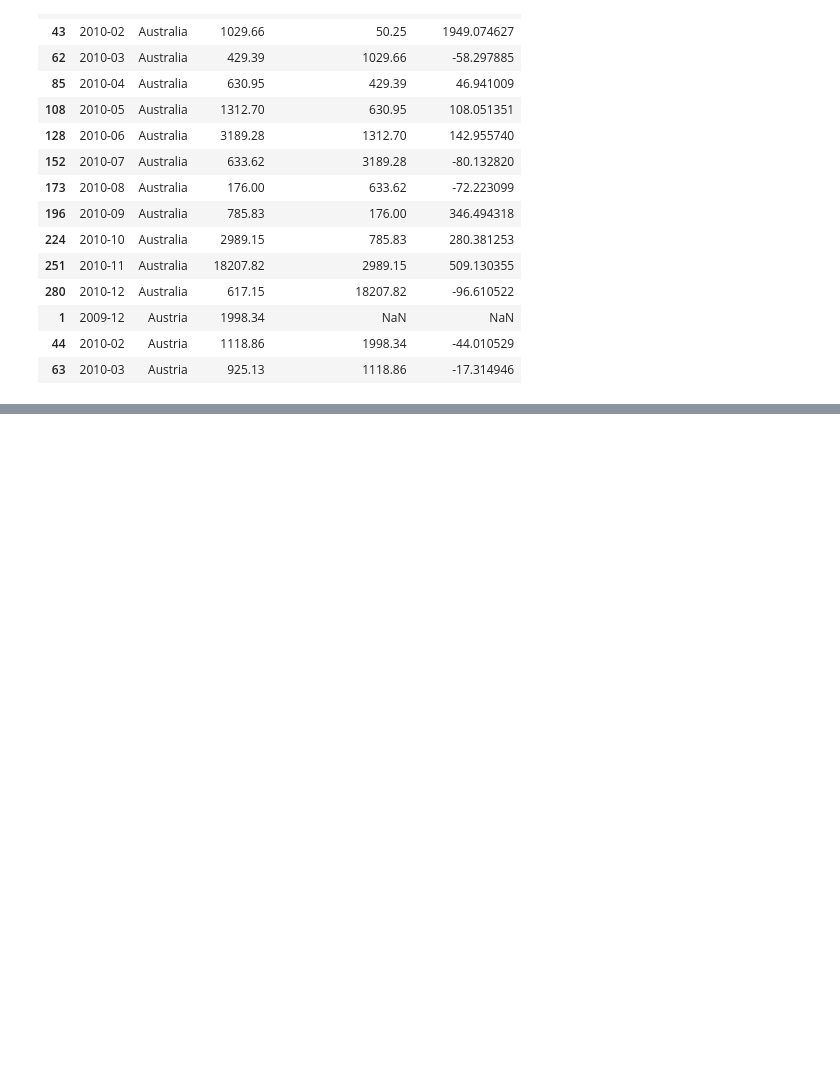
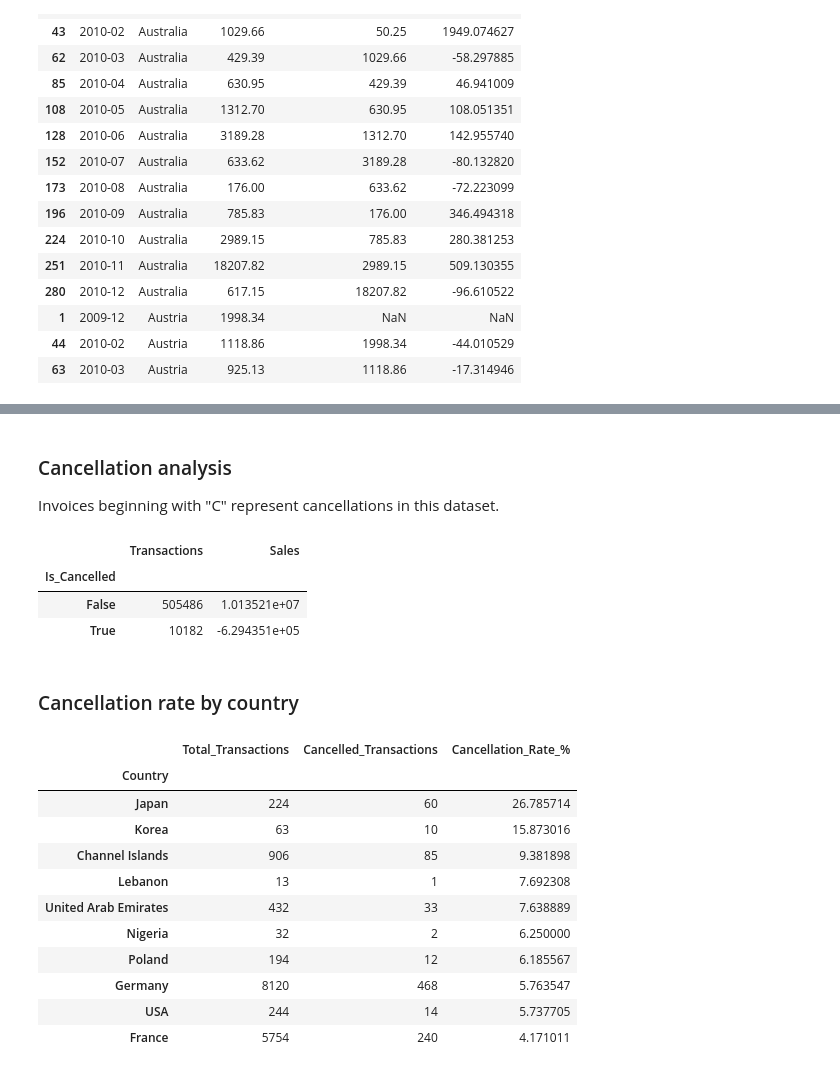
Before and after one commit to ivaibhavpawar1045/Python-Data-Analytics, a Jupyter notebook: Mini_Projects/Mini_Project_07_Online_Retails/online_retail.ipynb, the cells around one changed output, grey strips where cells are left out. Drawn from its saved outputs; the diff is of its cells as text; code cells hidden in the pictures; blank space fills up the shorter version.

```diff
--- a/Mini_Projects/Mini_Project_07_Online_Retails/online_retail.ipynb
+++ b/Mini_Projects/Mini_Project_07_Online_Retails/online_retail.ipynb
@@ -389,0 +441,49 @@ monthly_sales.head(15)
+# %% [markdown]
+### Cancellation analysis
+
+Invoices beginning with "C" represent cancellations in this dataset.
+# %%
+df["Is_Cancelled"] = df["Invoice"].astype(str).str.startswith("C")
+# %%
+cancellation_summary = df.groupby("Is_Cancelled").agg(
+    Transactions=("Invoice", "count"),
+    Sales=("Sales", "sum")
+)
+
+cancellation_summary
+# %% [output]
+|  | Transactions | Sales |
+| Is_Cancelled |  |  |
+| False | 505486 | 1.013521e+07 |
+| True | 10182 | -6.294351e+05 |
+# %% [markdown]
+### Cancellation rate by country
+# %%
+country_cancellation = df.groupby("Country").agg(
+    Total_Transactions=("Invoice", "count"),
+    Cancelled_Transactions=("Is_Cancelled", "sum")
+)
+
+country_cancellation["Cancellation_Rate_%"] = (
+    country_cancellation["Cancelled_Transactions"]
+    .div(country_cancellation["Total_Transactions"])
+    .mul(100)
+)
+
+country_cancellation.sort_values(
+    "Cancellation_Rate_%",
+    ascending=False
+).head(10)
+# %% [output]
+|  | Total_Transactions | Cancelled_Transactions | Cancellation_Rate_% |
+| Country |  |  |  |
+| Japan | 224 | 60 | 26.785714 |
+| Korea | 63 | 10 | 15.873016 |
+| Channel Islands | 906 | 85 | 9.381898 |
+| Lebanon | 13 | 1 | 7.692308 |
+| United Arab Emirates | 432 | 33 | 7.638889 |
+| Nigeria | 32 | 2 | 6.250000 |
+| Poland | 194 | 12 | 6.185567 |
+| Germany | 8120 | 468 | 5.763547 |
+| USA | 244 | 14 | 5.737705 |
+| France | 5754 | 240 | 4.171011 |
```
Also changed, not shown: parts of 6 cells of this notebook.
